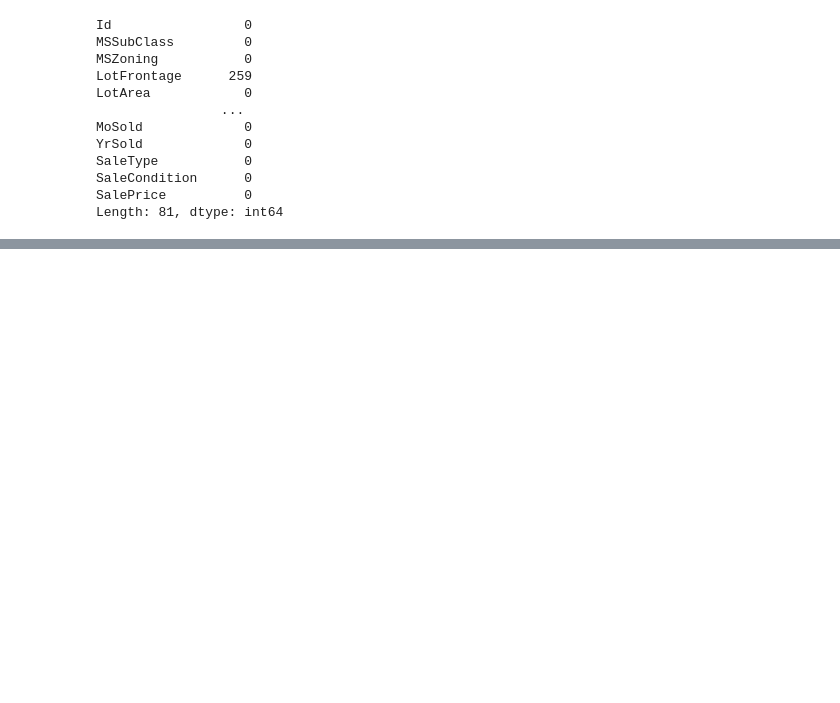
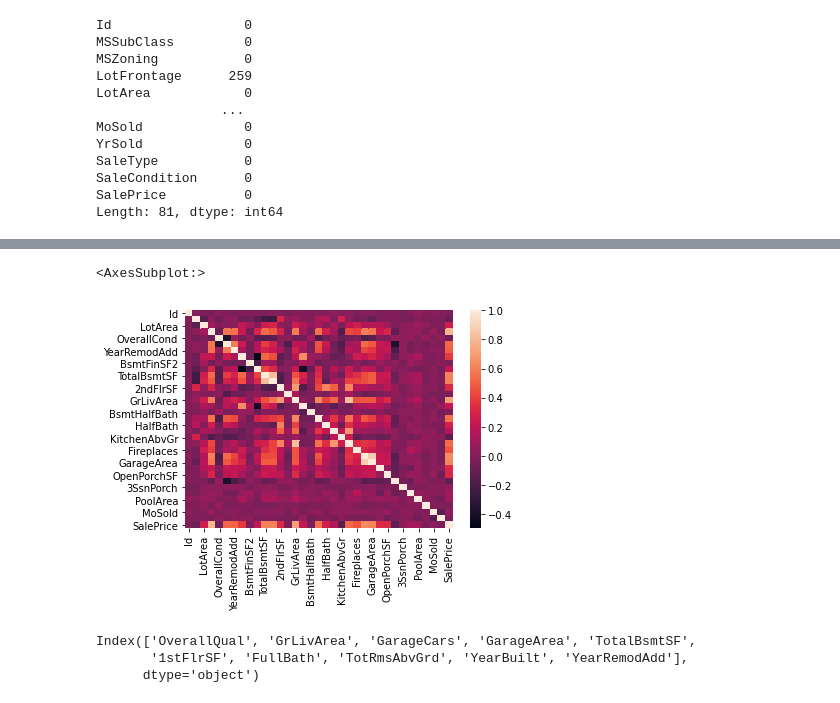
Before and after one commit to quang3103/diveintocode-ml, a Jupyter notebook: week3_preClass/assignment2.ipynb, the cells around one changed output, grey strips where cells are left out. Saved outputs shown, nothing was run; the diff lists cells and outputs as text; code cells hidden in the pictures; blank space fills up the shorter version.

```diff
--- a/week3_preClass/assignment2.ipynb
+++ b/week3_preClass/assignment2.ipynb
@@ -92,0 +175,2 @@ Length: 81, dtype: int64
+# %%
+corRelation = houses.corr()
@@ -92,0 +193,14 @@ Length: 81, dtype: int64
+# %%
+sns.heatmap(corRelation)
+# %% [output]
+<AxesSubplot:>
+[figure, added]
+# %%
+data = corRelation.iloc[:, -1]
+data = data.sort_values(ascending = False)
+top10 = data[1:11].index
+print(top10)
+# %% [output]
+Index(['OverallQual', 'GrLivArea', 'GarageCars', 'GarageArea', 'TotalBsmtSF',
+       '1stFlrSF', 'FullBath', 'TotRmsAbvGrd', 'YearBuilt', 'YearRemodAdd'],
+      dtype='object')
```
Also changed, not shown: parts of 22 cells of this notebook.
